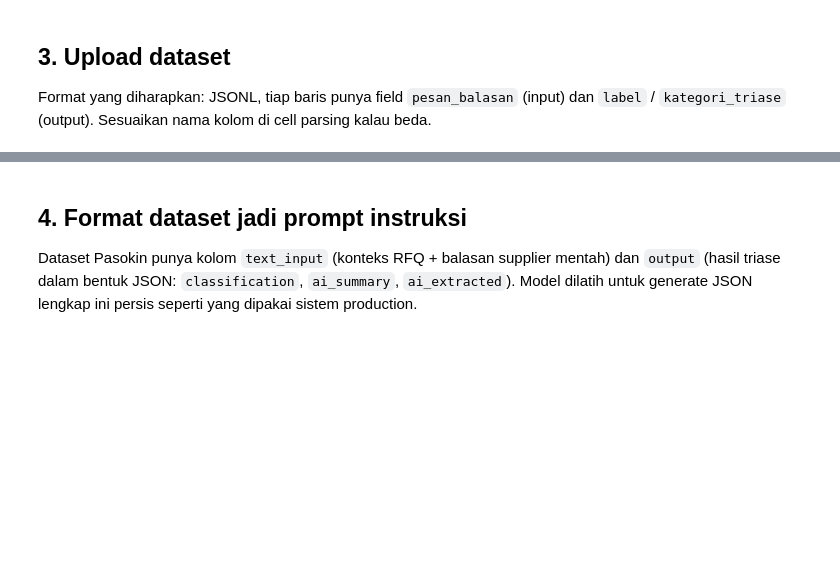
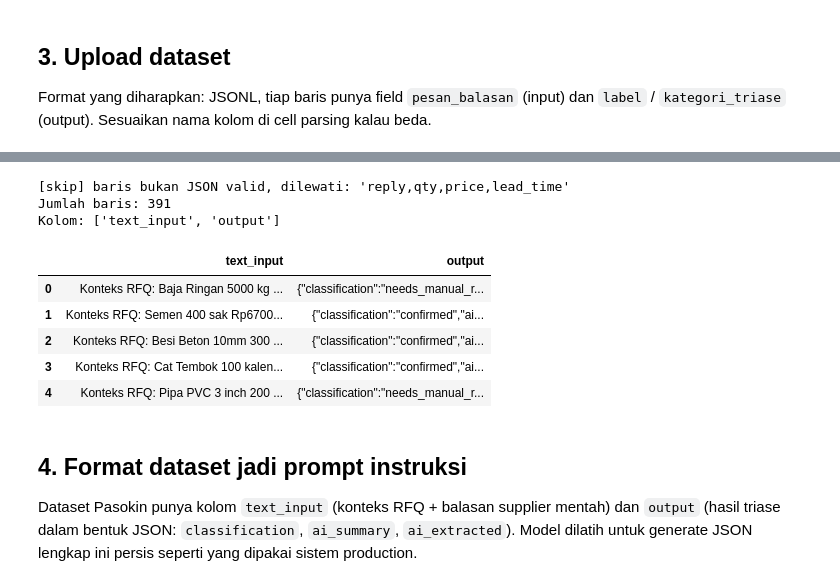
Before and after one commit to DavidLauda/Pasokin, a Jupyter notebook: model-tuning/pasokin_finetune_colab.ipynb, the cells around one changed output, grey strips where cells are left out. Cells and saved outputs as stored; diff of their text form; code cells hidden in the pictures; blank space fills up the shorter version.

```diff
--- a/model-tuning/pasokin_finetune_colab.ipynb
+++ b/model-tuning/pasokin_finetune_colab.ipynb
@@ -30,25 +34,42 @@ print("File terupload:", dataset_filename)
 # %%
 import json, pandas as pd
 
-if dataset_filename.endswith(".jsonl") or dataset_filename.endswith(".json"):
-    rows = []
-    with open(dataset_filename, "r", encoding="utf-8") as f:
+def try_load_jsonl_or_json(filename):
+    with open(filename, "r", encoding="utf-8") as f:
         content = f.read().strip()
-        try:
-            # coba parse sebagai satu array JSON
-            rows = json.loads(content)
-        except json.JSONDecodeError:
-            # fallback: JSONL (satu objek per baris)
-            for line in content.splitlines():
-                if line.strip():
-                    rows.append(json.loads(line))
+    try:
+        return json.loads(content)  # satu array JSON
+    except json.JSONDecodeError:
+        rows = []
+        for line in content.splitlines():
+            line = line.strip()
+            if not line:
+                continue
+            try:
+                rows.append(json.loads(line))
+            except json.JSONDecodeError:
+                print(f"[skip] baris bukan JSON valid, dilewati: {line[:60]!r}")
+        return rows
+
+if dataset_filename.endswith((".jsonl", ".json", ".txt")):
+    rows = try_load_jsonl_or_json(dataset_filename)
     df = pd.DataFrame(rows)
 else:
     df = pd.read_csv(dataset_filename)
 
 print(f"Jumlah baris: {len(df)}")
 print("Kolom:", list(df.columns))
 df.head()
+# %% [output]
+[skip] baris bukan JSON valid, dilewati: 'reply,qty,price,lead_time'
+Jumlah baris: 391
+Kolom: ['text_input', 'output']
+|  | text_input | output |
+| 0 | Konteks RFQ: Baja Ringan 5000 kg ... | {"classification":"needs_manual_r... |
+| 1 | Konteks RFQ: Semen 400 sak Rp6700... | {"classification":"confirmed","ai... |
+| 2 | Konteks RFQ: Besi Beton 10mm 300 ... | {"classification":"confirmed","ai... |
+| 3 | Konteks RFQ: Cat Tembok 100 kalen... | {"classification":"confirmed","ai... |
+| 4 | Konteks RFQ: Pipa PVC 3 inch 200 ... | {"classification":"needs_manual_r... |
 # %% [markdown]
 ## 4. Format dataset jadi prompt instruksi
 Dataset Pasokin punya kolom `text_input` (konteks RFQ + balasan supplier mentah) dan `output` (hasil triase dalam bentuk JSON: `classification`, `ai_summary`, `ai_extracted`). Model dilatih untuk generate JSON lengkap ini persis seperti yang dipakai sistem production.
```
Also changed, not shown: parts of 8 cells of this notebook, 6 other files.
